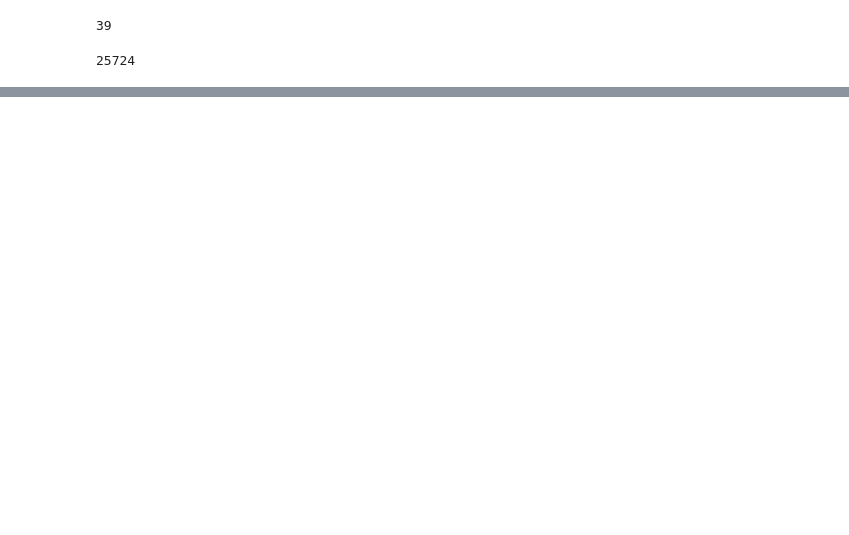
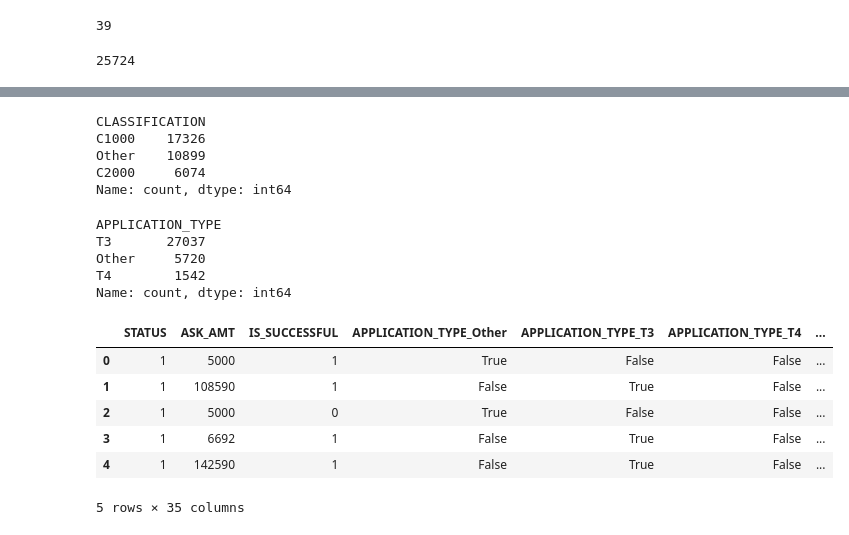
Before and after one commit to anthonybpino/deep-learning-challenge, a Jupyter notebook: deep_learning optimization.ipynb, the cells around one changed output, grey strips where cells are left out. Saved outputs shown, nothing was run; the diff lists cells and outputs as text; code cells hidden in the pictures; blank space fills up the shorter version.

```diff
--- a/deep_learning optimization.ipynb
+++ b/deep_learning optimization.ipynb
@@ -316,0 +335,42 @@ Epoch 100/100
+# %%
+# Attempt to change amount of bins
+
+classifications_to_replace = list(class_types[class_types < 5000].index)
+
+# Replace in dataframe
+for cls in classifications_to_replace:
+    dropped_df['CLASSIFICATION'] = dropped_df['CLASSIFICATION'].replace(cls,"Other")
+
+# Check to make sure binning was successful
+dropped_df['CLASSIFICATION'].value_counts()
+# %% [output]
+CLASSIFICATION
+C1000    17326
+Other    10899
+C2000     6074
+Name: count, dtype: int64
+# %%
+application_types_to_replace = list(app_types[app_types < 1500].index)
+
+# Replace in dataframe
+for app in application_types_to_replace:
+    dropped_df['APPLICATION_TYPE'] = dropped_df['APPLICATION_TYPE'].replace(app,"Other")
+
+# Check to make sure binning was successful
+dropped_df['APPLICATION_TYPE'].value_counts()
+# %% [output]
+APPLICATION_TYPE
+T3       27037
+Other     5720
+T4        1542
+Name: count, dtype: int64
+# %%
+dummy_df = pd.get_dummies(dropped_df)
+# %% [output]
+|  | STATUS | ASK_AMT | IS_SUCCESSFUL | APPLICATION_TYPE_Other | APPLICATION_TYPE_T3 | APPLICATION_TYPE_T4 | ... |
+| 0 | 1 | 5000 | 1 | True | False | False | ... |
+| 1 | 1 | 108590 | 1 | False | True | False | ... |
+| 2 | 1 | 5000 | 0 | True | False | False | ... |
+| 3 | 1 | 6692 | 1 | False | True | False | ... |
+| 4 | 1 | 142590 | 1 | False | True | False | ... |
+5 rows × 35 columns
```
Also changed, not shown: parts of 21 cells of this notebook, 2 other files.
